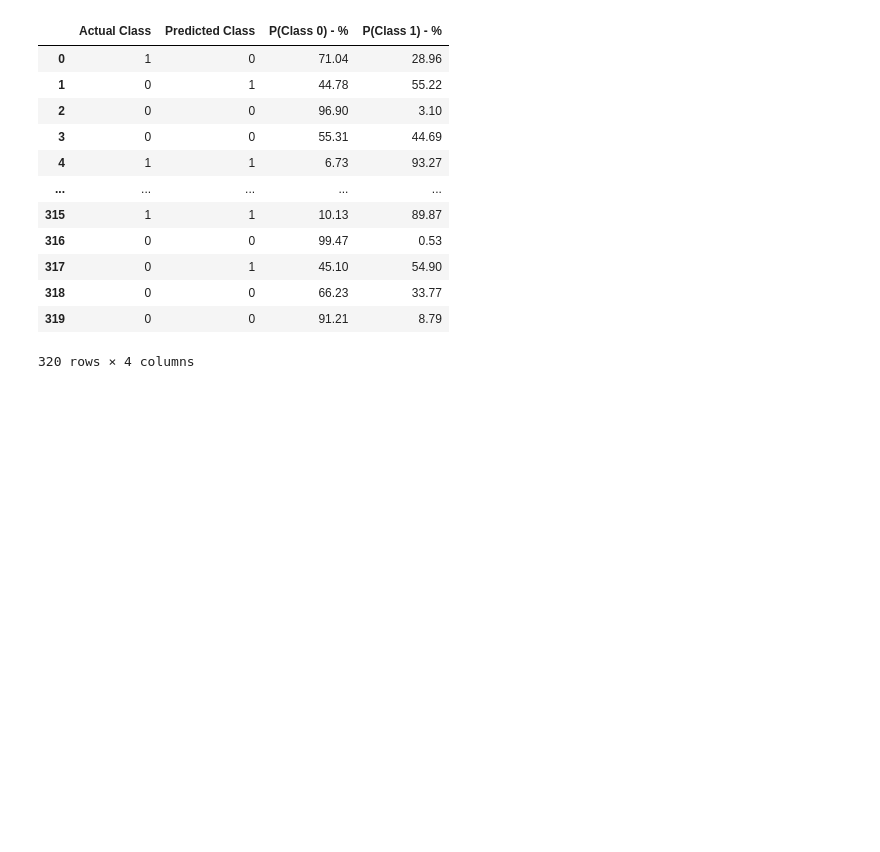
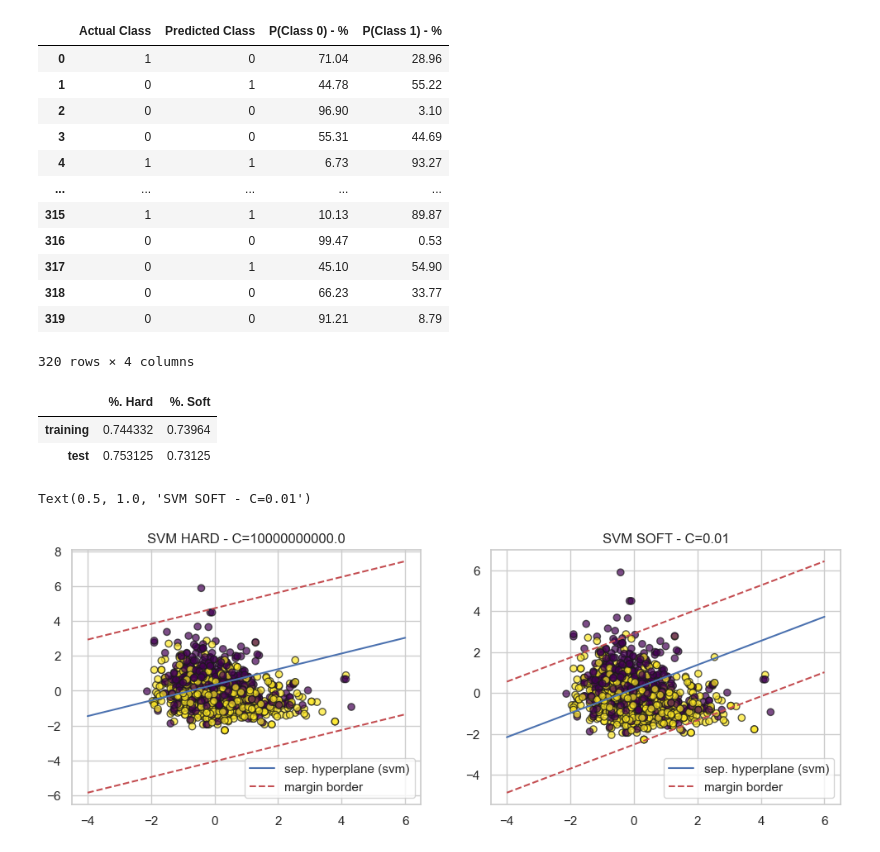
Before and after one commit to frameleee/progetto-MIA, a Jupyter notebook: notebooks/eda.ipynb, the cells around one changed output. Saved outputs shown, nothing was run; the diff lists cells and outputs as text; code cells hidden in the pictures; blank space fills up the shorter version.

Commit message:
svm hard e soft

```diff
--- a/notebooks/eda.ipynb
+++ b/notebooks/eda.ipynb
@@ -402,3 +408,61 @@ display(y_pred_df_q)
 | 318 | 0 | 0 | 66.23 | 33.77 |
 | 319 | 0 | 0 | 91.21 | 8.79 |
 320 rows × 4 columns
+# %%
+#SVM
+#hard SVM
+C_hard = 1e10
+loss = 'squared_hinge'
+dual = False
+random_state = 42
+
+# Inizializzazione SVM
+lsvm_hard = LinearSVC(C=C_hard, loss=loss, dual=dual, random_state=random_state)
+
+# Addestramento SVM
+lsvm_hard.fit(X_train_scaled, y_train)
+
+# Pesi retta (iperpiano di R^2) separatrice
+w_hard = lsvm_hard.coef_
+b_hard = lsvm_hard.intercept_
+
+# Inizializzazione retta separatrice
+line_hard = HyperplaneR2(w_hard, b_hard)
+
+#soft SVM
+C_soft = 0.01
+loss = 'hinge'
+dual = True
+lsvm_soft = LinearSVC(C=C_soft, loss=loss, dual=dual, random_state=random_state)
+lsvm_soft.fit(X_train_scaled, y_train)  # usa dati scalati e y_train
+
+w_soft = lsvm_soft.coef_
+b_soft = lsvm_soft.intercept_
+
+line_soft = HyperplaneR2(w_soft, b_soft)
+
+df_lsvm_hard_soft = pd.DataFrame({'%. Hard': [lsvm_hard.score(X_train_scaled, y_train), lsvm_hard.score(X_test_scaled, y_test)],
+                             '%. Soft': [lsvm_soft.score(X_train_scaled, y_train), lsvm_soft.score(X_test_scaled, y_test)]},
+                            index=['training', 'test'])
+display(df_lsvm_hard_soft)
+
+#plot a confronto
+fig, axs = plt.subplots(1, 2, figsize=(12, 4))
+axs[0].scatter(X_train_scaled[:, 0], X_train_scaled[:, 1], c=y_train, cmap='viridis', edgecolor='k', alpha=0.7)
+axs[0].plot([-4., 6.], [line_hard.line_x2(-4.), line_hard.line_x2(6.)], label='sep. hyperplane (svm)')
+axs[0].plot([-4., 6.], [line_hard.margin_x2(-4.)[0], line_hard.margin_x2(6.)[0]], 'r--', label='margin border')
+axs[0].plot([-4., 6.], [line_hard.margin_x2(-4.)[1], line_hard.margin_x2(6.)[1]], 'r--')
+axs[0].legend()
+axs[0].set_title(f'SVM HARD - C={C_hard}')
+axs[1].scatter(X_train_scaled[:, 0], X_train_scaled[:, 1], c=y_train, cmap='viridis', edgecolor='k', alpha=0.7)
+axs[1].plot([-4., 6.], [line_soft.line_x2(-4.), line_soft.line_x2(6.)], label='sep. hyperplane (svm)')
+axs[1].plot([-4., 6.], [line_soft.margin_x2(-4.)[0], line_soft.margin_x2(6.)[0]], 'r--', label='margin border')
+axs[1].plot([-4., 6.], [line_soft.margin_x2(-4.)[1], line_soft.margin_x2(6.)[1]], 'r--')
+axs[1].legend()
+axs[1].set_title(f'SVM SOFT - C={C_soft}')
+# %% [output]
+|  | %. Hard | %. Soft |
+| training | 0.744332 | 0.73964 |
+| test | 0.753125 | 0.73125 |
+Text(0.5, 1.0, 'SVM SOFT - C=0.01')
+[figure, added]
```
Also changed, not shown: parts of 3 cells of this notebook, 1 other file.
